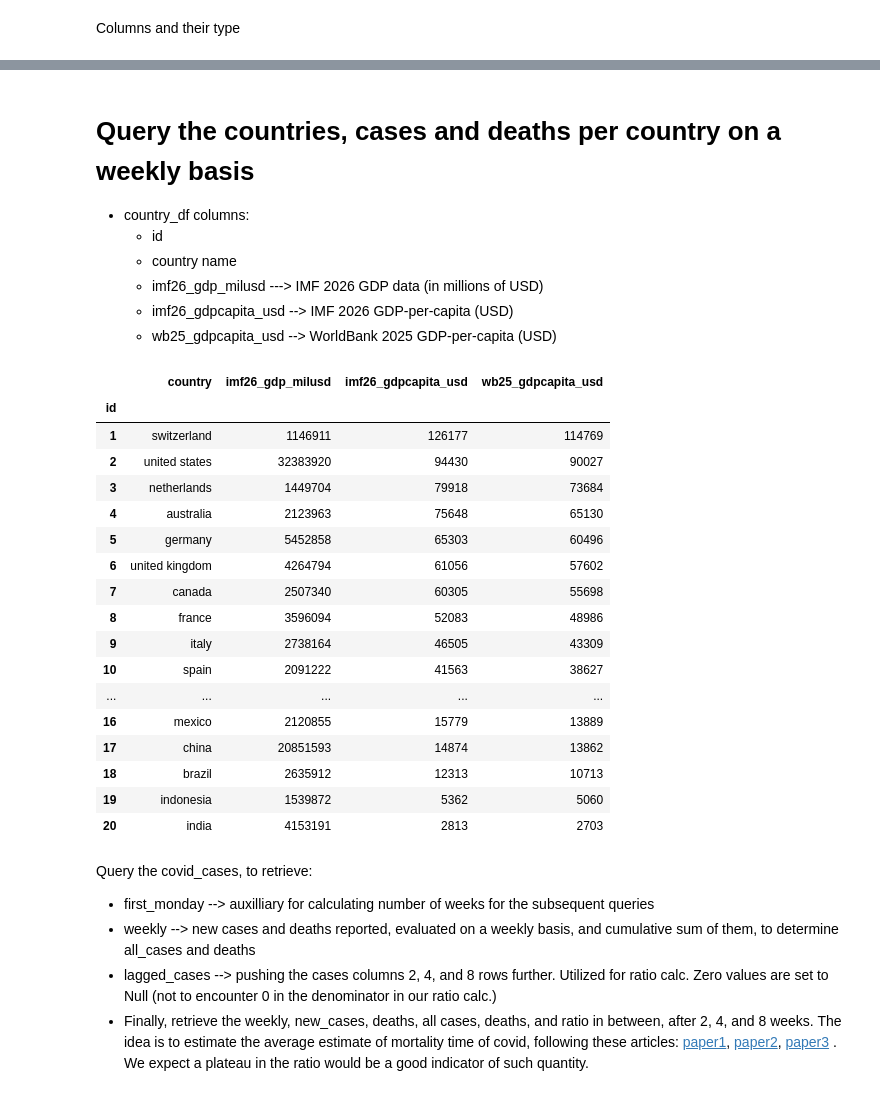
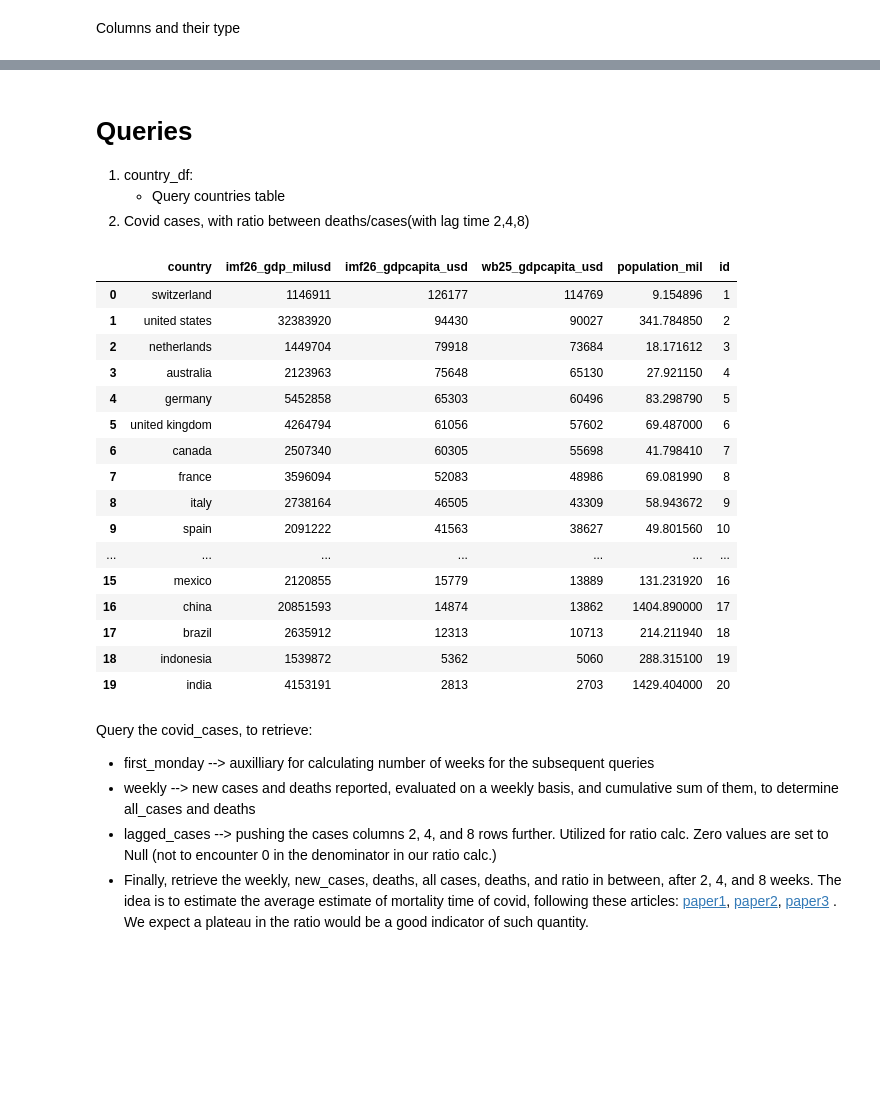
Before and after one commit to danialghamari/SQL_projects, a Jupyter notebook: Covid_19_analysis/Analysis.ipynb, the cells around one changed output, grey strips where cells are left out. Drawn from its saved outputs; the diff is of its cells as text; code cells hidden in the pictures; blank space fills up the shorter version.

```diff
--- a/Covid_19_analysis/Analysis.ipynb
+++ b/Covid_19_analysis/Analysis.ipynb
@@ -69,40 +78,36 @@ excess_mortatility     | date(DATE), time(INTEGER), time_unit(TEXT), average_dea
 testing                | date(DATE), new_tests(REAL), id(INTEGER), country_id(INTEGER)
 # %% [markdown]
-# Query the countries, cases and deaths per country on a weekly basis
+# Queries
 
-- country_df columns:
-    - id
-    - country name
-    - imf26_gdp_milusd ---> IMF 2026 GDP data (in millions of USD)
-    - imf26_gdpcapita_usd --> IMF 2026 GDP-per-capita (USD)
-    - wb25_gdpcapita_usd --> WorldBank 2025 GDP-per-capita (USD)
+1. country_df:
+    - Query countries table
+2. Covid cases, with ratio between deaths/cases(with lag time 2,4,8)
 # %%
 query = '''
         select *
         from public.countries;
 '''
 
-country_df = pd.read_sql(query, engine).set_index(keys='id')
+country_df = pd.read_sql(query, engine)
 country_df
 # %% [output]
-|  | country | imf26_gdp_milusd | imf26_gdpcapita_usd | wb25_gdpcapita_usd |
-| id |  |  |  |  |
-| 1 | switzerland | 1146911 | 126177 | 114769 |
-| 2 | united states | 32383920 | 94430 | 90027 |
-| 3 | netherlands | 1449704 | 79918 | 73684 |
-| 4 | australia | 2123963 | 75648 | 65130 |
-| 5 | germany | 5452858 | 65303 | 60496 |
-| 6 | united kingdom | 4264794 | 61056 | 57602 |
-| 7 | canada | 2507340 | 60305 | 55698 |
-| 8 | france | 3596094 | 52083 | 48986 |
-| 9 | italy | 2738164 | 46505 | 43309 |
-| 10 | spain | 2091222 | 41563 | 38627 |
-| ... | ... | ... | ... | ... |
-| 16 | mexico | 2120855 | 15779 | 13889 |
-| 17 | china | 20851593 | 14874 | 13862 |
-| 18 | brazil | 2635912 | 12313 | 10713 |
-| 19 | indonesia | 1539872 | 5362 | 5060 |
-| 20 | india | 4153191 | 2813 | 2703 |
+|  | country | imf26_gdp_milusd | imf26_gdpcapita_usd | wb25_gdpcapita_usd | population_mil | id |
+| 0 | switzerland | 1146911 | 126177 | 114769 | 9.154896 | 1 |
+| 1 | united states | 32383920 | 94430 | 90027 | 341.784850 | 2 |
+| 2 | netherlands | 1449704 | 79918 | 73684 | 18.171612 | 3 |
+| 3 | australia | 2123963 | 75648 | 65130 | 27.921150 | 4 |
+| 4 | germany | 5452858 | 65303 | 60496 | 83.298790 | 5 |
+| 5 | united kingdom | 4264794 | 61056 | 57602 | 69.487000 | 6 |
+| 6 | canada | 2507340 | 60305 | 55698 | 41.798410 | 7 |
+| 7 | france | 3596094 | 52083 | 48986 | 69.081990 | 8 |
+| 8 | italy | 2738164 | 46505 | 43309 | 58.943672 | 9 |
+| 9 | spain | 2091222 | 41563 | 38627 | 49.801560 | 10 |
+| ... | ... | ... | ... | ... | ... | ... |
+| 15 | mexico | 2120855 | 15779 | 13889 | 131.231920 | 16 |
+| 16 | china | 20851593 | 14874 | 13862 | 1404.890000 | 17 |
+| 17 | brazil | 2635912 | 12313 | 10713 | 214.211940 | 18 |
+| 18 | indonesia | 1539872 | 5362 | 5060 | 288.315100 | 19 |
+| 19 | india | 4153191 | 2813 | 2703 | 1429.404000 | 20 |
 # %% [markdown]
 Query the covid_cases, to retrieve:
 
```
Also changed, not shown: parts of 19 cells of this notebook, 4 other files.
